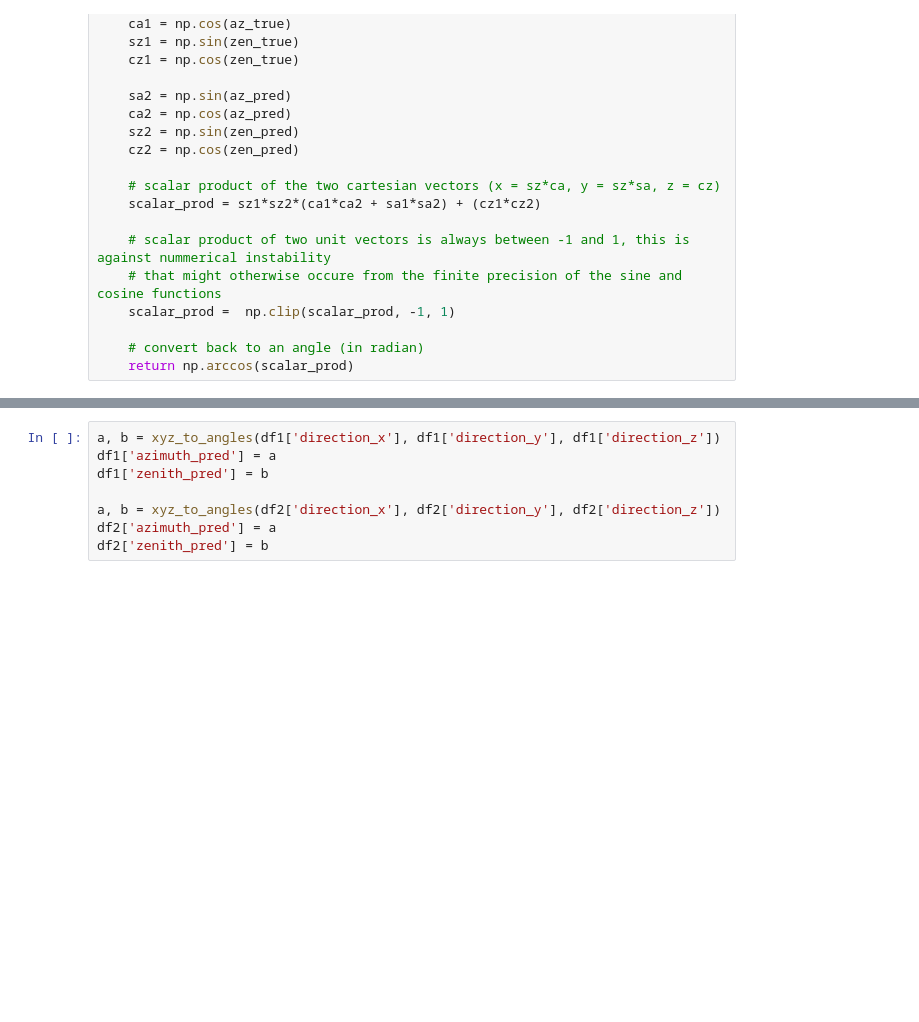
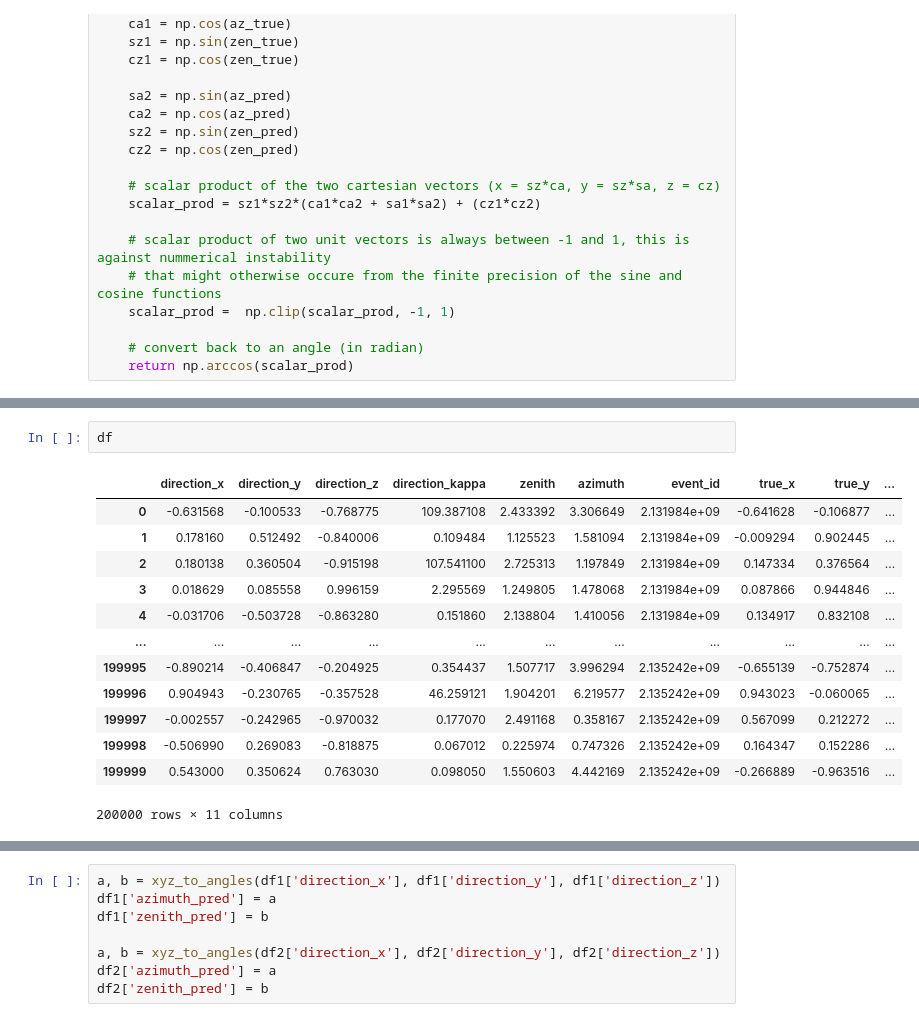
Before and after one commit to mkotyushev/icecube, a Jupyter notebook: inference.ipynb, the cells around one changed output, grey strips where cells are left out. Cells and saved outputs as stored; diff of their text form; blank space fills up the shorter version.

```diff
--- a/inference.ipynb
+++ b/inference.ipynb
@@ -175,0 +263,16 @@ df1['angular_error'].mean(), df2['angular_error'].mean()
+# %%
+df
+# %% [output]
+|  | direction_x | direction_y | direction_z | direction_kappa | zenith | azimuth | event_id | true_x | true_y | ... |
+| 0 | -0.631568 | -0.100533 | -0.768775 | 109.387108 | 2.433392 | 3.306649 | 2.131984e+09 | -0.641628 | -0.106877 | ... |
+| 1 | 0.178160 | 0.512492 | -0.840006 | 0.109484 | 1.125523 | 1.581094 | 2.131984e+09 | -0.009294 | 0.902445 | ... |
+| 2 | 0.180138 | 0.360504 | -0.915198 | 107.541100 | 2.725313 | 1.197849 | 2.131984e+09 | 0.147334 | 0.376564 | ... |
+| 3 | 0.018629 | 0.085558 | 0.996159 | 2.295569 | 1.249805 | 1.478068 | 2.131984e+09 | 0.087866 | 0.944846 | ... |
+| 4 | -0.031706 | -0.503728 | -0.863280 | 0.151860 | 2.138804 | 1.410056 | 2.131984e+09 | 0.134917 | 0.832108 | ... |
+| ... | ... | ... | ... | ... | ... | ... | ... | ... | ... | ... |
+| 199995 | -0.890214 | -0.406847 | -0.204925 | 0.354437 | 1.507717 | 3.996294 | 2.135242e+09 | -0.655139 | -0.752874 | ... |
+| 199996 | 0.904943 | -0.230765 | -0.357528 | 46.259121 | 1.904201 | 6.219577 | 2.135242e+09 | 0.943023 | -0.060065 | ... |
+| 199997 | -0.002557 | -0.242965 | -0.970032 | 0.177070 | 2.491168 | 0.358167 | 2.135242e+09 | 0.567099 | 0.212272 | ... |
+| 199998 | -0.506990 | 0.269083 | -0.818875 | 0.067012 | 0.225974 | 0.747326 | 2.135242e+09 | 0.164347 | 0.152286 | ... |
+| 199999 | 0.543000 | 0.350624 | 0.763030 | 0.098050 | 1.550603 | 4.442169 | 2.135242e+09 | -0.266889 | -0.963516 | ... |
+200000 rows × 11 columns
```
Also changed, not shown: parts of 16 cells of this notebook, 2 other files.
